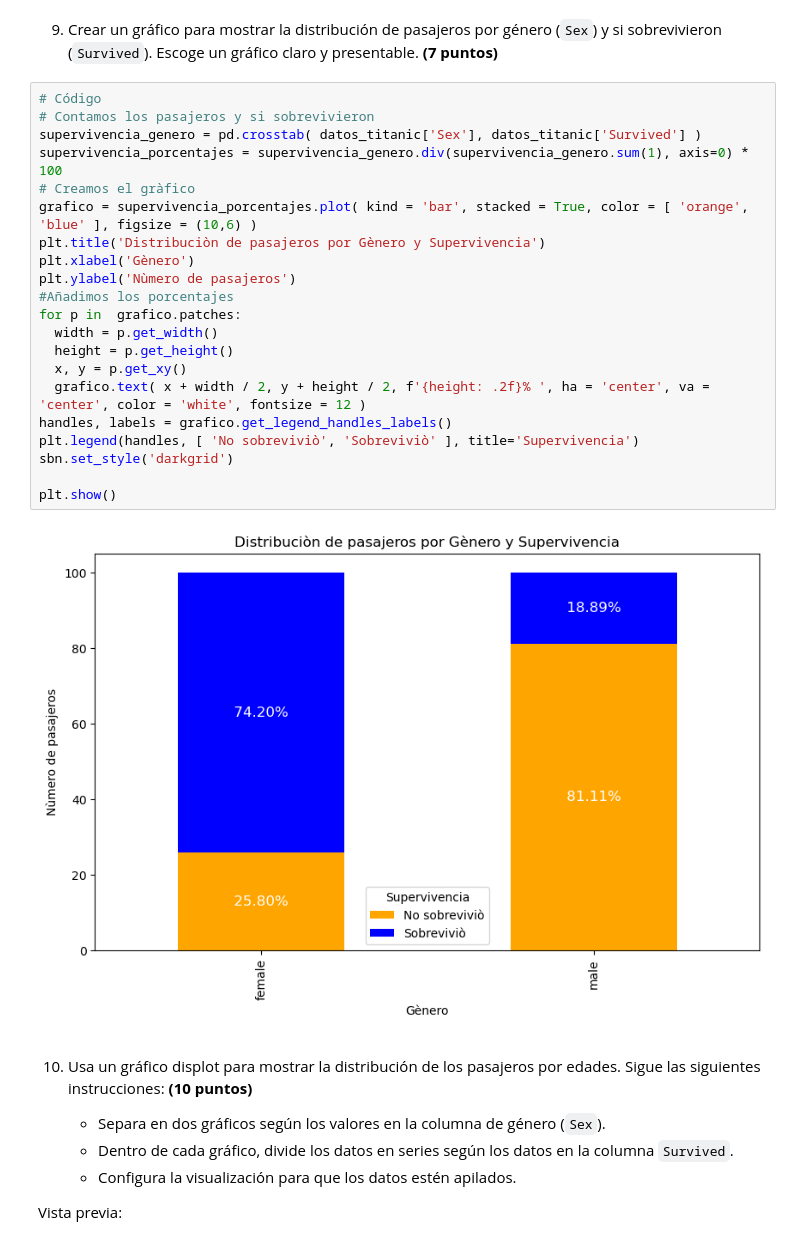
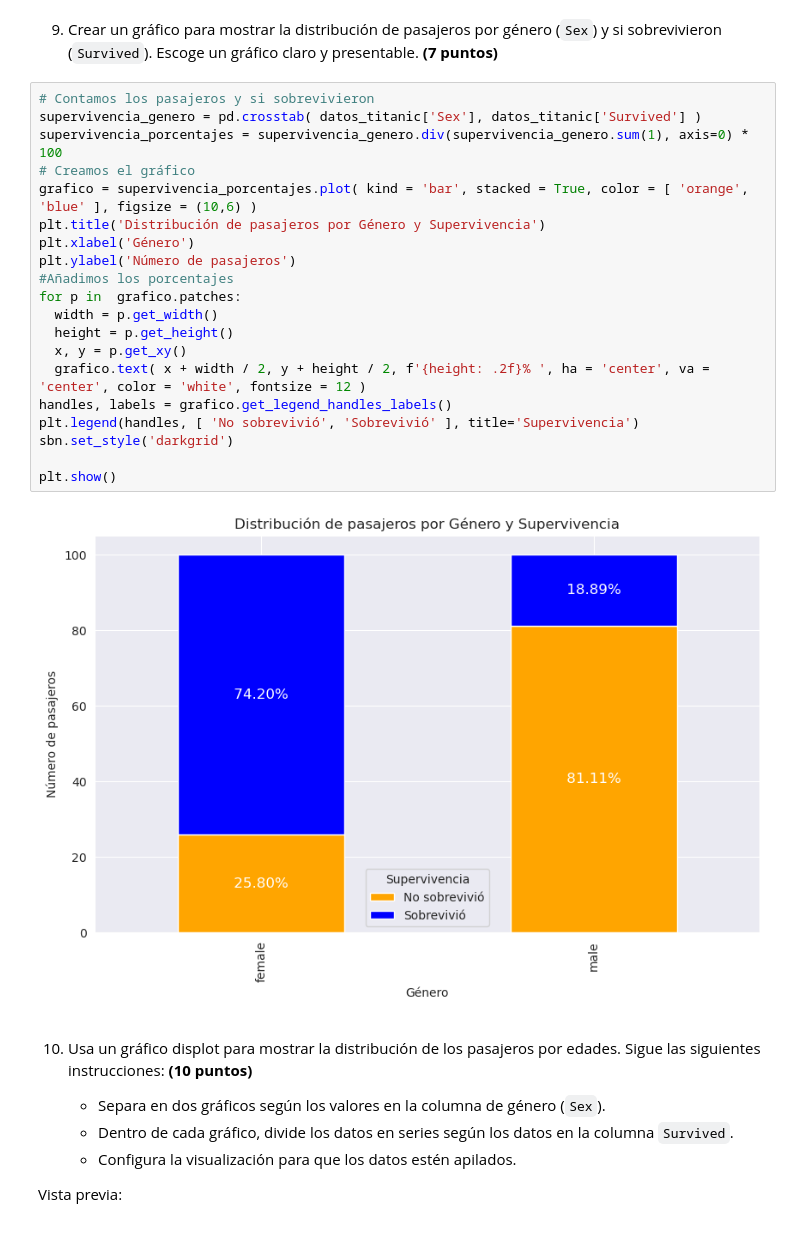
Before and after one commit to andruudev/Titanic-Analisis---Kruger-Instituto-Xponencial, a Jupyter notebook: trabajo_fin_modulo.ipynb, the cells around one changed output. Saved outputs shown, nothing was run; the diff lists cells and outputs as text.

```diff
--- a/trabajo_fin_modulo.ipynb
+++ b/trabajo_fin_modulo.ipynb
@@ -159,28 +165,27 @@ plt.show
 # %% [markdown]
 9. Crear un gráfico para mostrar la distribución de pasajeros por género (`Sex`) y si sobrevivieron (`Survived`). Escoge un gráfico claro y presentable. **(7 puntos)**
 # %%
-# Código
 # Contamos los pasajeros y si sobrevivieron
 supervivencia_genero = pd.crosstab( datos_titanic['Sex'], datos_titanic['Survived'] )
 supervivencia_porcentajes = supervivencia_genero.div(supervivencia_genero.sum(1), axis=0) * 100
-# Creamos el gràfico
+# Creamos el gráfico
 grafico = supervivencia_porcentajes.plot( kind = 'bar', stacked = True, color = [ 'orange', 'blue' ], figsize = (10,6) )
-plt.title('Distribuciòn de pasajeros por Gènero y Supervivencia')
-plt.xlabel('Gènero')
-plt.ylabel('Nùmero de pasajeros')
+plt.title('Distribución de pasajeros por Género y Supervivencia')
+plt.xlabel('Género')
+plt.ylabel('Número de pasajeros')
 #Añadimos los porcentajes
 for p in  grafico.patches:
   width = p.get_width()
   height = p.get_height()
   x, y = p.get_xy()
   grafico.text( x + width / 2, y + height / 2, f'{height: .2f}% ', ha = 'center', va = 'center', color = 'white', fontsize = 12 )
 handles, labels = grafico.get_legend_handles_labels()
-plt.legend(handles, [ 'No sobreviviò', 'Sobreviviò' ], title='Supervivencia')
+plt.legend(handles, [ 'No sobrevivió', 'Sobrevivió' ], title='Supervivencia')
 sbn.set_style('darkgrid')
 
 plt.show()
 # %% [output]
-[figure, old version]
+[figure, new version]
 # %% [markdown]
 10. Usa un gráfico displot para mostrar la distribución de los pasajeros por edades. Sigue las siguientes instrucciones: **(10 puntos)**
 
```
Also changed, not shown: parts of 12 cells of this notebook.
